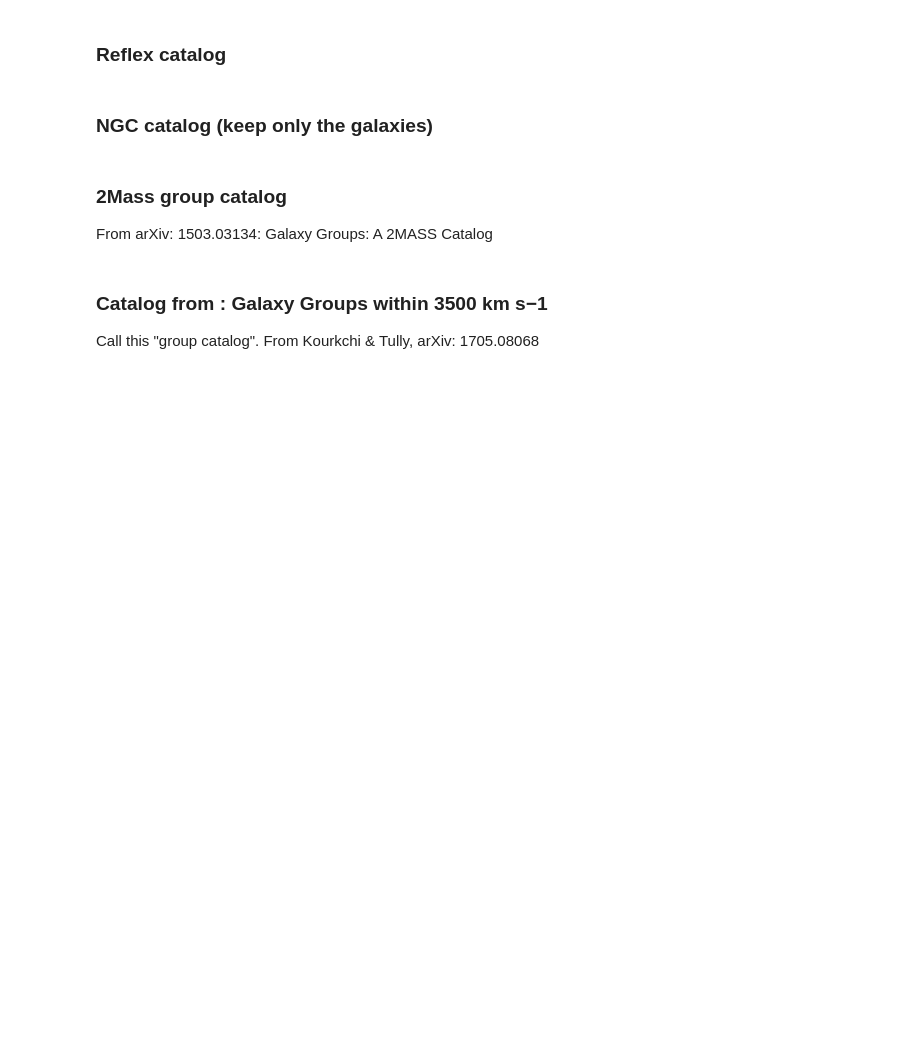
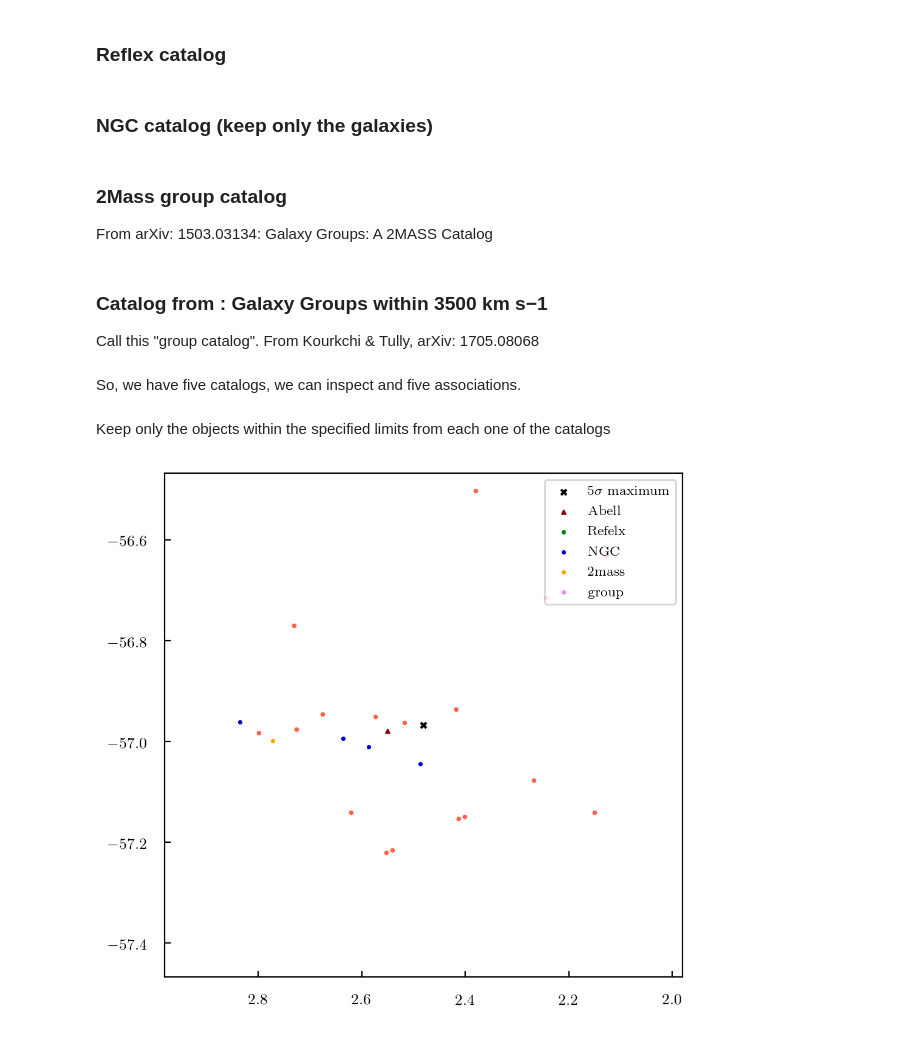
Before and after one commit to dtanoglidis/UDGs, a Jupyter notebook: Cluster_Analysis_New.ipynb, the cells around one changed output. Saved outputs shown, nothing was run; the diff lists cells and outputs as text; code cells hidden in the pictures; blank space fills up the shorter version.

```diff
--- a/Cluster_Analysis_New.ipynb
+++ b/Cluster_Analysis_New.ipynb
@@ -381,3 +381,5 @@ for i in range(len(ra_group)):
         ra_group[i] = ra_group[i]-360.
 
 #print Group_cat[1].header.keys
+# %% [markdown]
+So, we have five catalogs, we can inspect and five associations.
@@ -383,0 +414,37 @@ for i in range(len(ra_group)):
+# %% [markdown]
+Keep only the objects within the specified limits from each one of the catalogs
+# %%
+# Abell
+ra_Abell_box = ra_Abell[box_Abell];dec_Abell_box=dec_Abell[box_Abell]
+name_Abell_box = name_Abell[box_Abell]
+z_Abell_box = z_Abell[box_Abell];rich_Abell_box = rich_Abell[box_Abell];dist_Abell_box = dist_Abell[box_Abell]
+# Reflex
+ra_Reflex_box = ra_Reflex[box_Reflex];dec_Reflex_box=dec_Reflex[box_Reflex]
+name_Reflex_box = name_Reflex[box_Reflex];z_Reflex_box = z_Reflex[box_Reflex]
+# NGC
+ra_NGC_box = ra_NGC[box_NGC];dec_NGC_box=dec_NGC[box_NGC]
+name_NGC_box = name_NGC[box_NGC]
+# 2Mass
+ra_2Mass_box = ra_2Mass[box_2Mass];dec_2Mass_box=dec_2Mass[box_2Mass]
+name_2Mass_box = name_2Mass[box_2Mass];Nmb_2Mass_box = Nmb_2Mass[box_2Mass]
+# Group
+ra_group_box = ra_group[box_group];dec_group_box=dec_group[box_group]
+name_group_box = name_group[box_group];Nm_group_box = Nm_group[box_group]
+# LSBGs
+ra_LSBG = ra[box_LSBGs];dec_LSBG = dec[box_LSBGs]
+# %%
+plt.figure(figsize = (5.5,5.5))
+
+
+plt.scatter(ra_c, dec_c, c='k', s=10.5, marker='x', label='$5\sigma$ maximum')
+plt.scatter(ra_Abell_box, dec_Abell_box, c='darkred', marker='^', s=4.5, label='Abell')
+plt.scatter(ra_Reflex_box, dec_Reflex_box, c='g', s=2.5, label='Refelx')
+plt.scatter(ra_NGC_box, dec_NGC_box, c='mediumblue', s=2.5, label='NGC')
+plt.scatter(ra_2Mass_box, dec_2Mass_box, c='orange', s=2.5, label='2mass ')
+plt.scatter(ra_group_box, dec_group_box, c='violet', s=2.5, label='group ')
+plt.scatter(ra_LSBG, dec_LSBG, c='tomato', s=3)
+plt.legend(loc='upper right', frameon=True, fontsize=8)
+plt.xlim(ra_max,ra_min);plt.ylim(dec_min,dec_max)
+plt.show()
+# %% [output]
+[figure, added]
```
Also changed, not shown: parts of 3 cells of this notebook.
